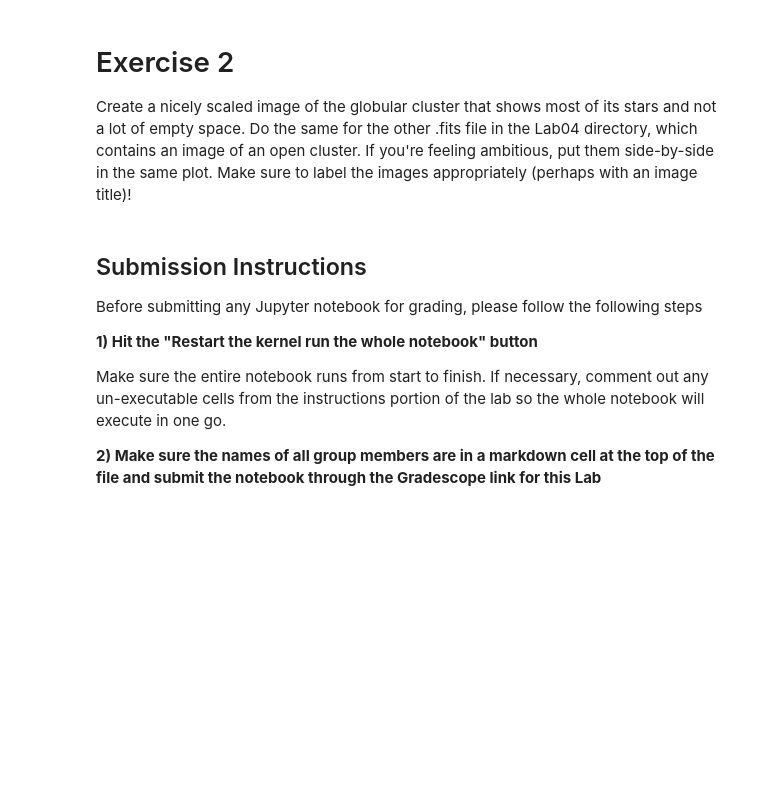
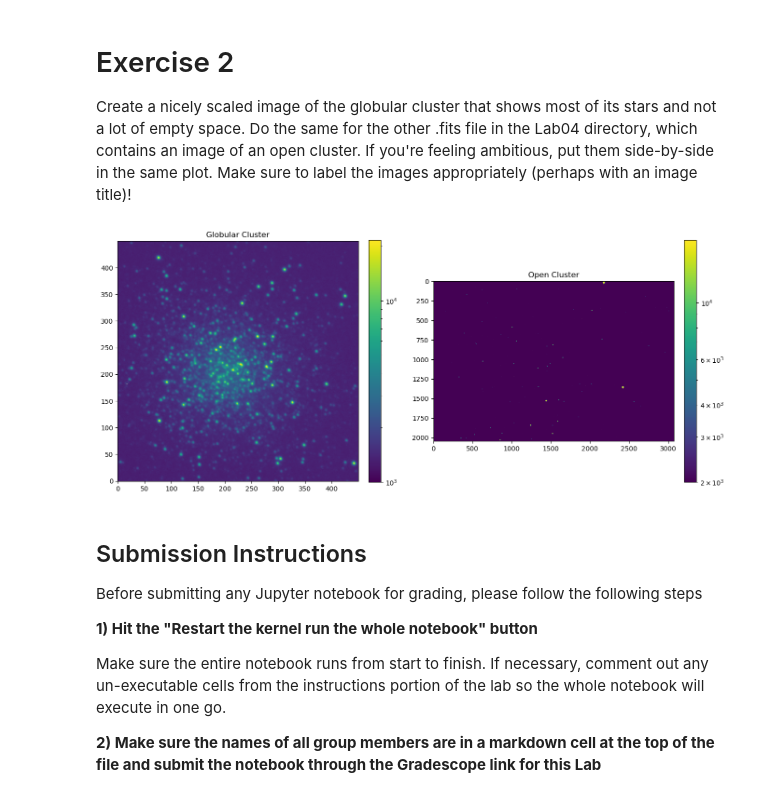
Before and after one commit to RY0no0t0/ASTR337, a Jupyter notebook: lab/lab4/Lab04_Part2.ipynb, the cells around one changed output. Saved outputs shown, nothing was run; the diff lists cells and outputs as text; code cells hidden in the pictures; blank space fills up the shorter version.

```diff
--- a/lab/lab4/Lab04_Part2.ipynb
+++ b/lab/lab4/Lab04_Part2.ipynb
@@ -102,3 +99,22 @@ Create a nicely scaled image of the globular cluster that shows most of its star
+# %%
+# Your code for image here
+
+image = data[0].data
+image2 = data2[0].data
+
+fig, (ax1, ax2) = plt.subplots(1,2,figsize=(16,8))
+
+im = ax1.imshow(image[300:750,550:1000], origin="lower", vmin=1000, norm="log")
+plt.colorbar(im, ax=ax1,fraction=0.046, pad=0.04)
+ax1.set_title("Globular Cluster")
+
+im2 = ax2.imshow(image2,vmin=2000,vmax=17500, norm="log")
+plt.colorbar(im2, ax=ax2,fraction=0.046, pad=0.04)
+ax2.set_title("Open Cluster")
+
+plt.show()
+# %% [output]
+[figure, added]
 # %% [markdown]
 ## Submission Instructions
 
```
Also changed, not shown: parts of 3 cells of this notebook.
